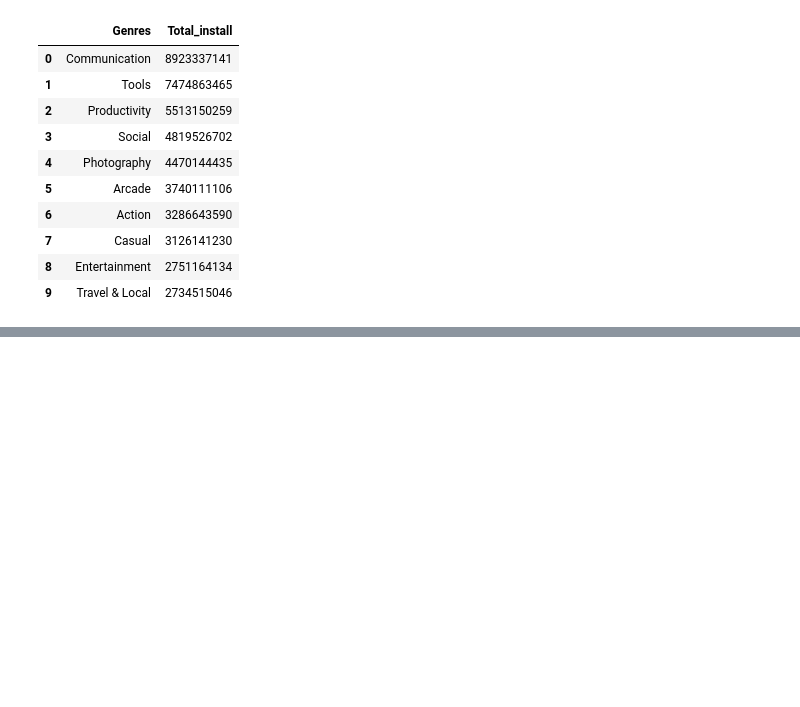
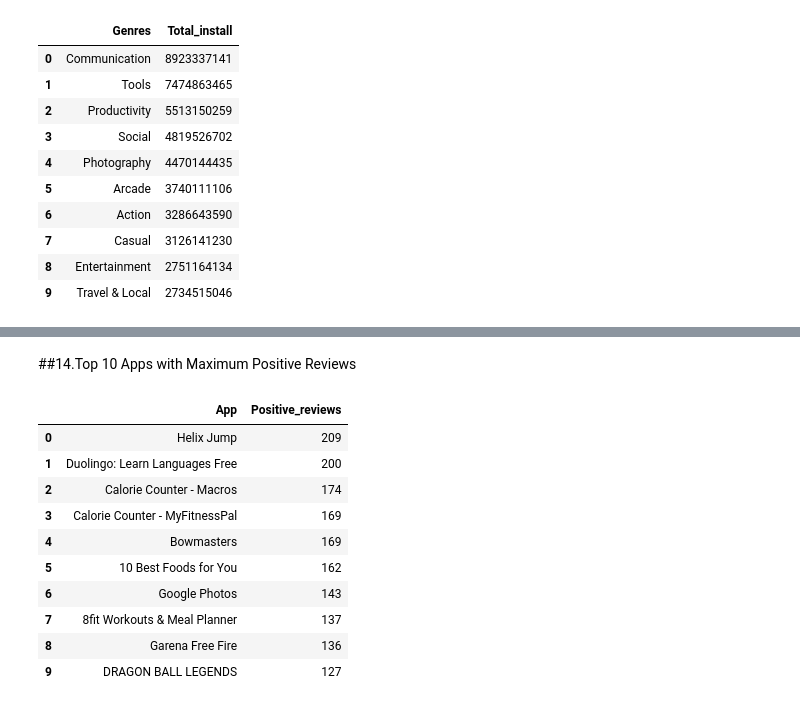
Before and after one commit to lokeshtokas/EDA-Play-Store, a Jupyter notebook: Play_Store_App_Review_Analysis_Capstone_Project.ipynb, the cells around one changed output, grey strips where cells are left out. Saved outputs shown, nothing was run; the diff lists cells and outputs as text; code cells hidden in the pictures; blank space fills up the shorter version.

```diff
--- a/Play_Store_App_Review_Analysis_Capstone_Project.ipynb
+++ b/Play_Store_App_Review_Analysis_Capstone_Project.ipynb
@@ -939,0 +1006,17 @@ fig.show()
+# %% [markdown]
+##14.Top 10 Apps with Maximum Positive Reviews
+# %%
+App_positive = reviews[reviews['Sentiment']== 'Positive'].groupby(['App'])['Sentiment'].count().sort_values(ascending = False).head(10).reset_index(name = 'Positive_reviews')
+App_positive
+# %% [output]
+|  | App | Positive_reviews |
+| 0 | Helix Jump | 209 |
+| 1 | Duolingo: Learn Languages Free | 200 |
+| 2 | Calorie Counter - Macros | 174 |
+| 3 | Calorie Counter - MyFitnessPal | 169 |
+| 4 | Bowmasters | 169 |
+| 5 | 10 Best Foods for You | 162 |
+| 6 | Google Photos | 143 |
+| 7 | 8fit Workouts & Meal Planner | 137 |
+| 8 | Garena Free Fire | 136 |
+| 9 | DRAGON BALL LEGENDS | 127 |
```
Also changed, not shown: parts of 17 cells of this notebook.
